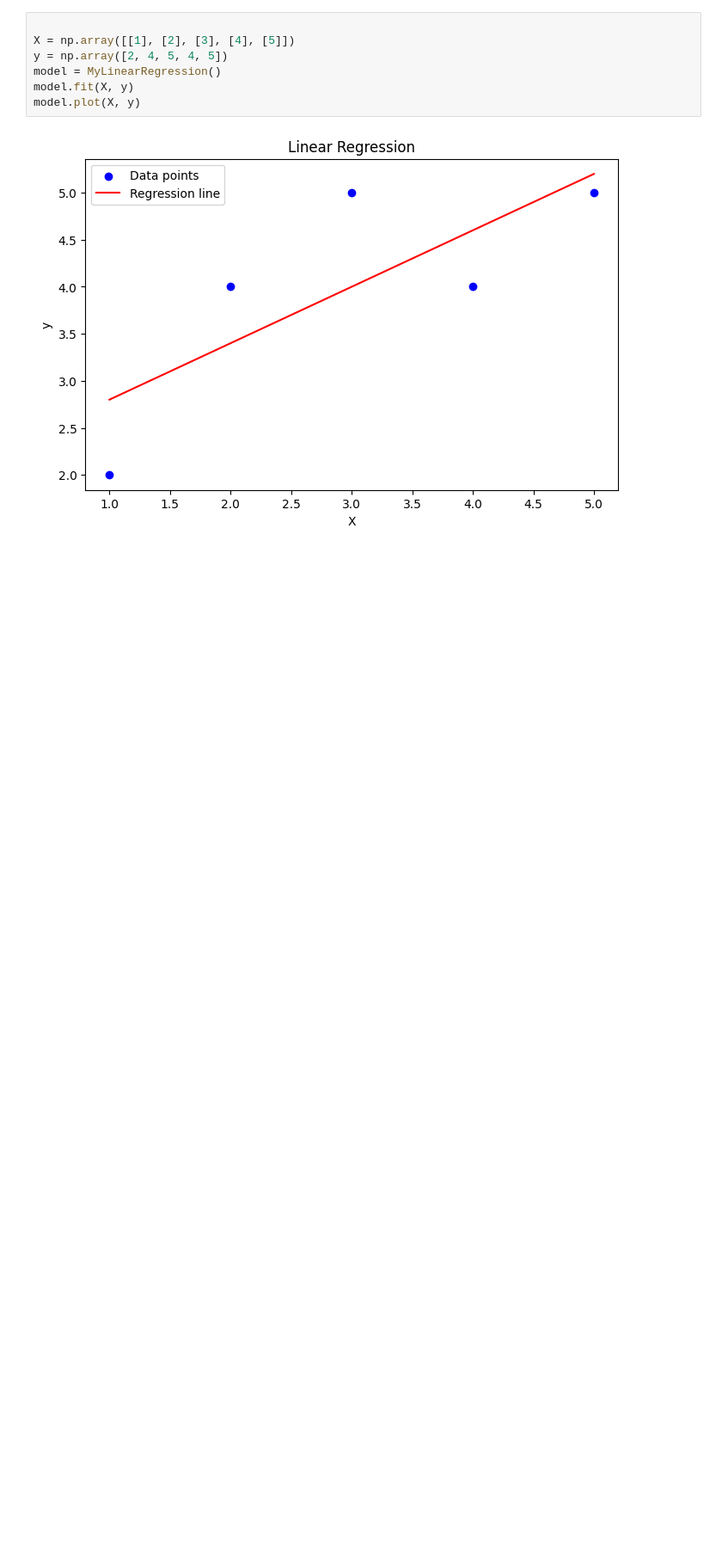
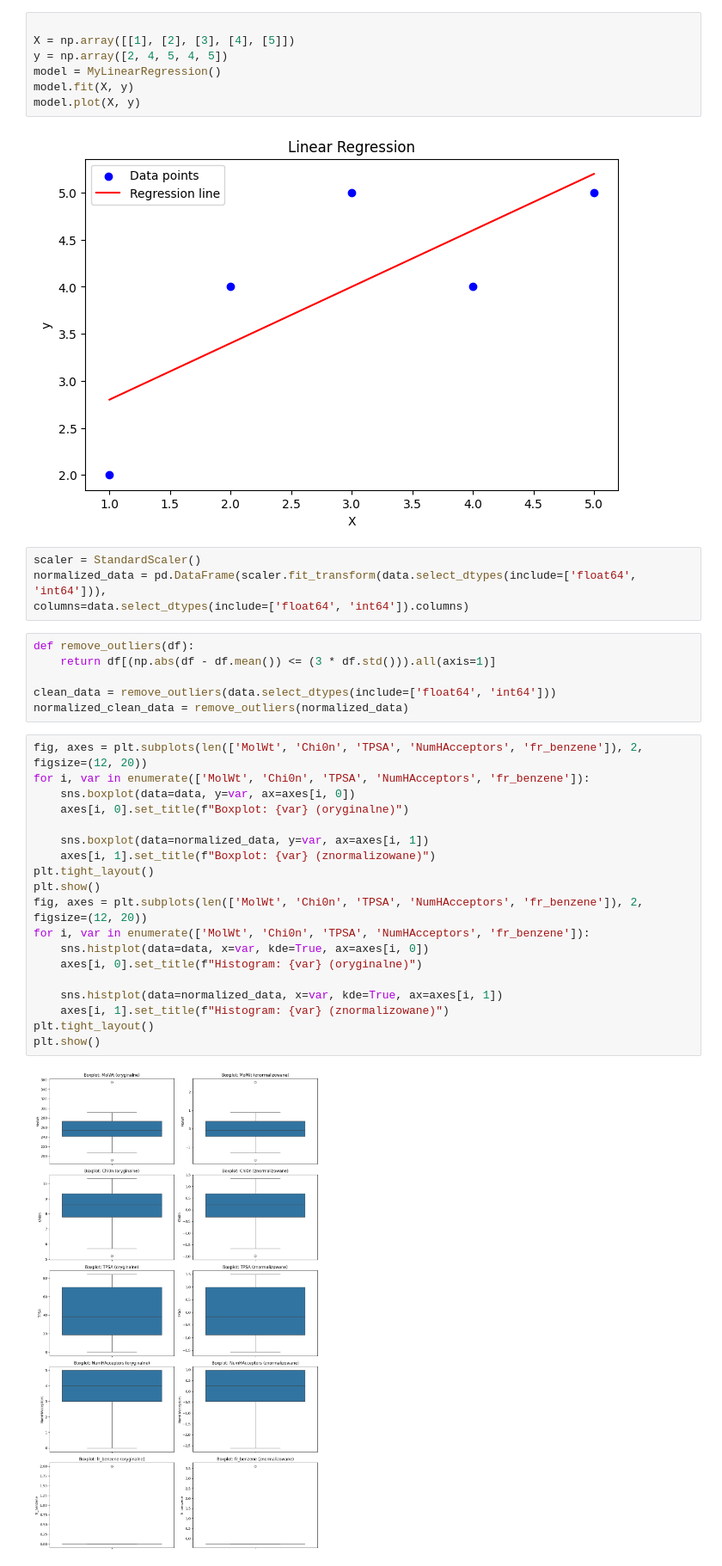
Before and after one commit to OlaBarczyk/Linear-Regression-Python-Portfolio, a Jupyter notebook: MyFirstNotebook.ipynb, the cells around one changed output. Shown at 86% size. Saved outputs shown, nothing was run; the diff lists cells and outputs as text; blank space fills up the shorter version.

```diff
--- a/MyFirstNotebook.ipynb
+++ b/MyFirstNotebook.ipynb
@@ -416,3 +419,34 @@ model.fit(X, y)
 model.plot(X, y)
 # %% [output]
 [figure]
+# %%
+scaler = StandardScaler()
+normalized_data = pd.DataFrame(scaler.fit_transform(data.select_dtypes(include=['float64', 'int64'])),
+columns=data.select_dtypes(include=['float64', 'int64']).columns)
+# %%
+def remove_outliers(df):
+    return df[(np.abs(df - df.mean()) <= (3 * df.std())).all(axis=1)]
+
+clean_data = remove_outliers(data.select_dtypes(include=['float64', 'int64']))
+normalized_clean_data = remove_outliers(normalized_data)
+# %%
+fig, axes = plt.subplots(len(['MolWt', 'Chi0n', 'TPSA', 'NumHAcceptors', 'fr_benzene']), 2, figsize=(12, 20))
+for i, var in enumerate(['MolWt', 'Chi0n', 'TPSA', 'NumHAcceptors', 'fr_benzene']):
+    sns.boxplot(data=data, y=var, ax=axes[i, 0])
+    axes[i, 0].set_title(f"Boxplot: {var} (oryginalne)")
+
+    sns.boxplot(data=normalized_data, y=var, ax=axes[i, 1])
+    axes[i, 1].set_title(f"Boxplot: {var} (znormalizowane)")
+plt.tight_layout()
+plt.show()
+fig, axes = plt.subplots(len(['MolWt', 'Chi0n', 'TPSA', 'NumHAcceptors', 'fr_benzene']), 2, figsize=(12, 20))
+for i, var in enumerate(['MolWt', 'Chi0n', 'TPSA', 'NumHAcceptors', 'fr_benzene']):
+    sns.histplot(data=data, x=var, kde=True, ax=axes[i, 0])
+    axes[i, 0].set_title(f"Histogram: {var} (oryginalne)")
+
+    sns.histplot(data=normalized_data, x=var, kde=True, ax=axes[i, 1])
+    axes[i, 1].set_title(f"Histogram: {var} (znormalizowane)")
+plt.tight_layout()
+plt.show()
+# %% [output]
+[figure, added]
```
Also changed, not shown: parts of 23 cells of this notebook.
